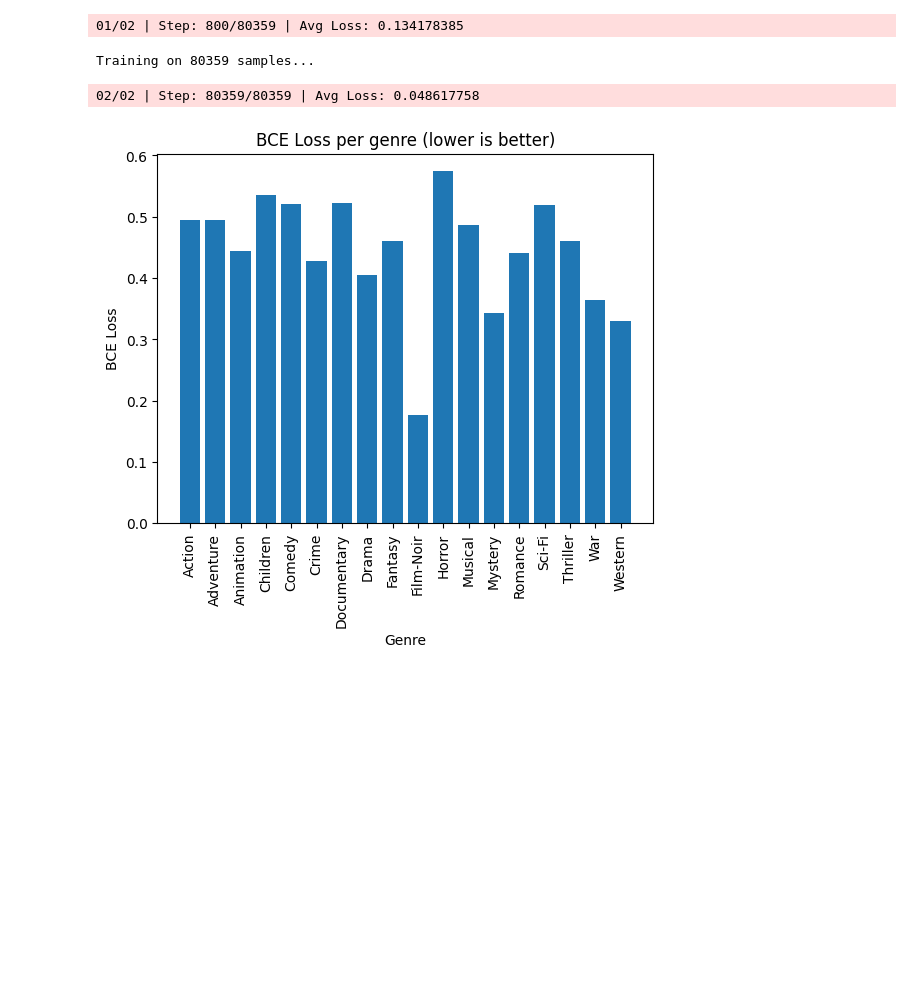
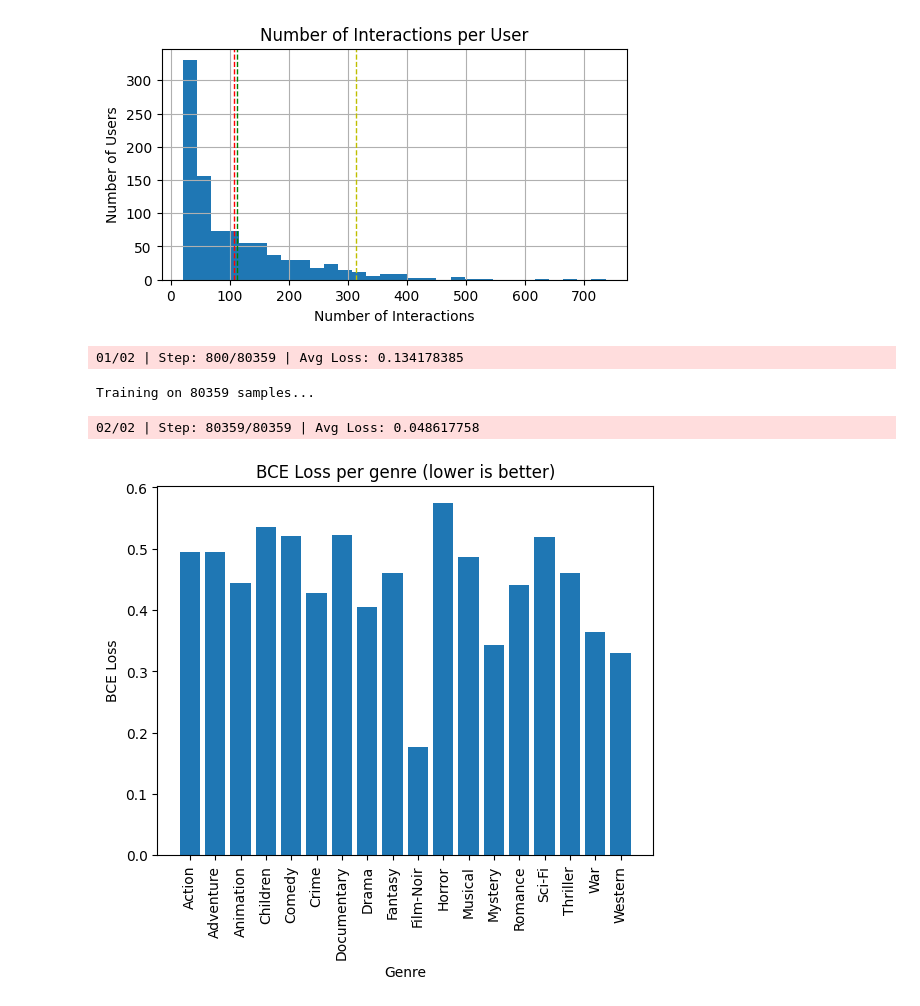
Before and after one commit to dqmis/msc-thesis, a Jupyter notebook: notebooks/movielens.ipynb, the cells around one changed output. Cells and saved outputs as stored; diff of their text form; code cells hidden in the pictures; blank space fills up the shorter version.

```diff
--- a/notebooks/movielens.ipynb
+++ b/notebooks/movielens.ipynb
@@ -28,0 +41,14 @@ from src.measures import (
+# %%
+# assign one random genre to each movie from the list of genres (which is a one-hot encoding)
+genre_titles = genres_df["genre"].values
+for i, row in movies_df.iterrows():
+    genres = row[5:].values
+    genres = np.where(genres == 1)[0]
+    if len(genres) > 0:
+        movies_df.at[i, "genre"] = genre_titles[np.random.choice(genres)]
+    else:
+        movies_df.at[i, "genre"] = -1
+# %%
+movies_df = movies_df[["item_id", "genre"]]
+# %%
+data_df["label"] = data_df["rating"].apply(lambda x: 1 if x > 3 else 0)
@@ -28,0 +87,2 @@ from src.measures import (
+# %%
+data_df = data_df.merge(movies_df, on="item_id", how="left")
@@ -28,0 +157,25 @@ from src.measures import (
+# %%
+import matplotlib.pyplot as plt
+
+user_interactions = data_df.groupby("user_id").count()
+interactions_count = user_interactions["item_id"]
+
+mean = interactions_count.mean()
+std = interactions_count.std()
+
+higher_bound = mean * 2 + std
+lower_bound = mean * 2 - std
+
+plt.figure(figsize=(6, 3), dpi=100)
+interactions_count.hist(bins=30)
+plt.xlabel("Number of Interactions")
+plt.ylabel("Number of Users")
+
+plt.axvline(mean, color='r', linestyle='dashed', linewidth=1)
+plt.axvline(lower_bound, color='g', linestyle='dashed', linewidth=1)
+plt.axvline(higher_bound, color='y', linestyle='dashed', linewidth=1)
+
+plt.title("Number of Interactions per User")
+plt.show()
+# %% [output]
+[figure, added]
```
Also changed, not shown: parts of 9 cells of this notebook, 41 other files.
